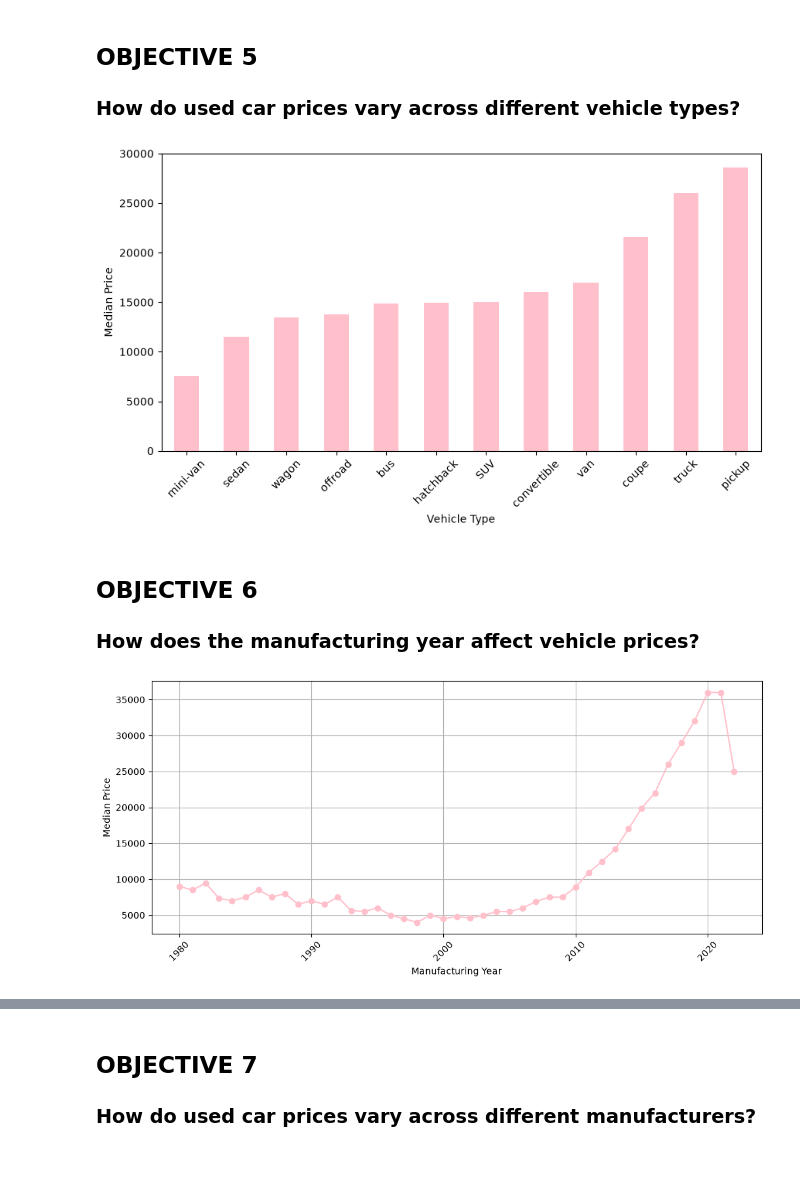
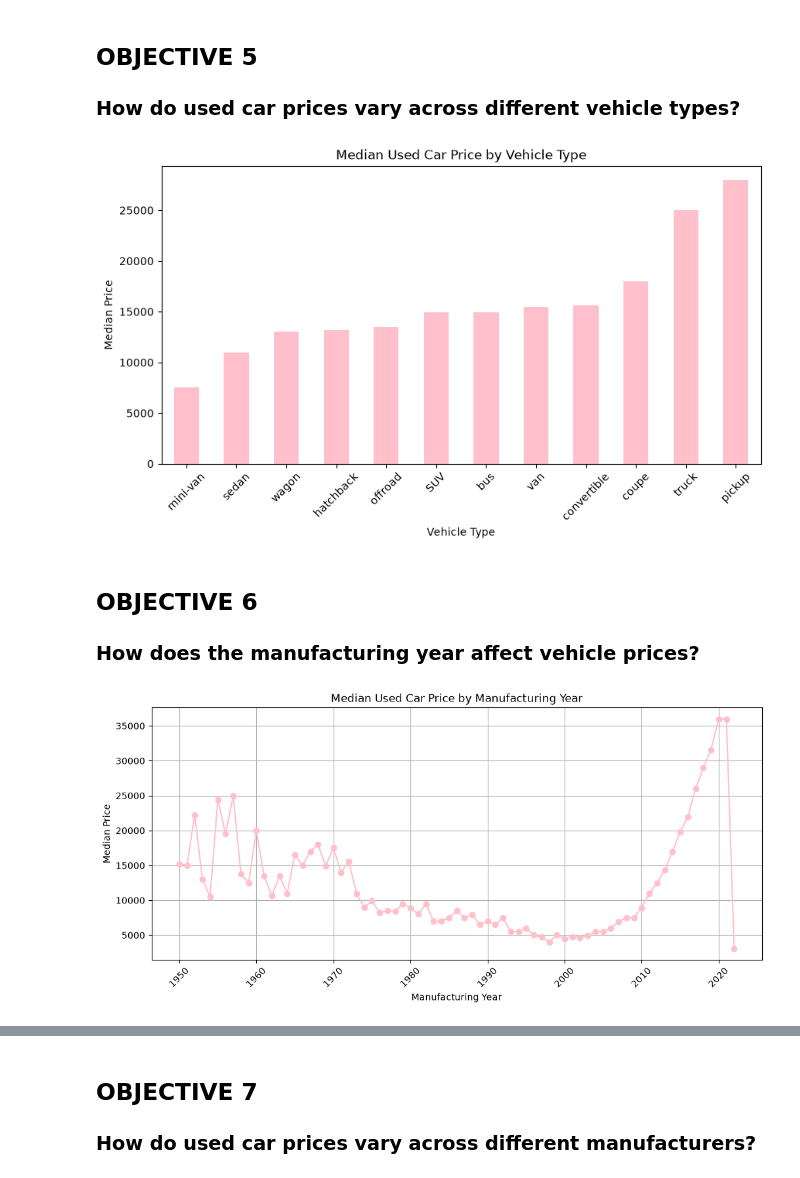
Before and after one commit to zainabmosa/Used_cars, a Jupyter notebook: Zainab_Moosa_EDA_Project_Notebook.ipynb, the cells around one changed output, grey strips where cells are left out. Saved outputs shown, nothing was run; the diff lists cells and outputs as text; code cells hidden in the pictures.

```diff
--- a/Zainab_Moosa_EDA_Project_Notebook.ipynb
+++ b/Zainab_Moosa_EDA_Project_Notebook.ipynb
@@ -287,7 +285,7 @@ cars.shape
 # %% [output]
 (399883, 25)
 # %%
-cars = cars[(cars['price'] >= 500) &(cars['price'] <= 100000)]
+cars = cars[(cars['price'] >= 500) &(cars['price'] <= 200000)]
 # %%
 cars.shape
 # %% [output]
@@ -295,5 +293,5 @@ cars.shape
 # %%
-cars = cars[(cars['odometer'] >= 0) &(cars['odometer'] <= 500000)]
+cars = cars[(cars['odometer'] >= 10000) &(cars['odometer'] <= 600000)]
 # %%
 cars.shape
 # %% [output]
@@ -301,4 +299,4 @@ cars.shape
 # %%
 cars['year'] = cars['year'].astype(int)
 # %%
-cars = cars[cars.year>=1980]
+cars = cars[cars.year>=1950]
@@ -380,15 +426,13 @@ plt.show()
 ## OBJECTIVE 3
 ### How does odometer mileage affect vehicle prices?
 # %%
-cars['Mileage Range'] = pd.cut(
-    cars['odometer'],
-    bins=[0,50000,100000,150000,200000,300000,500000]
-)
+cars['Mileage Range'] = pd.cut(cars['odometer'],bins=[10000,60000,100000,150000,200000,300000,600000])
 
 odometer_price = cars.groupby('Mileage Range')['price'].median()
 
 odometer_price.plot(kind='line', marker='o', figsize=(8,5), color='pink')
 
+plt.title('Median Used Car Price by Odometer Mileage')
 plt.xlabel('Odometer Mileage')
 plt.ylabel('Median Price')
 plt.xticks(rotation=45)
@@ -433,24 +464,26 @@ t_p = cars.groupby('type')['price'].median().sort_values()
 t_p = t_p.drop(['Unknown','other'])
 t_p.plot(kind='bar', figsize=(10,5), color='pink')
 
+plt.title('Median Used Car Price by Vehicle Type')
 plt.xlabel('Vehicle Type')
 plt.ylabel('Median Price')
 plt.xticks(rotation=45)
 plt.show()
 # %% [output]
-[figure, old version]
+[figure, new version]
 # %% [markdown]
 ## OBJECTIVE 6
 ### How does the manufacturing year affect vehicle prices?
 # %%
 year_price = cars.groupby('year')['price'].median().sort_index()
 
 year_price.plot(kind='line',figsize=(12, 5),marker='o', color='pink')
 
+plt.title('Median Used Car Price by Manufacturing Year')
 plt.xlabel('Manufacturing Year')
 plt.ylabel('Median Price')
 plt.xticks(rotation=45)
 plt.grid()
 plt.show()
 # %% [output]
-[figure, old version]
+[figure, new version]
```
Also changed, not shown: parts of 31 cells of this notebook, 1 other file.
